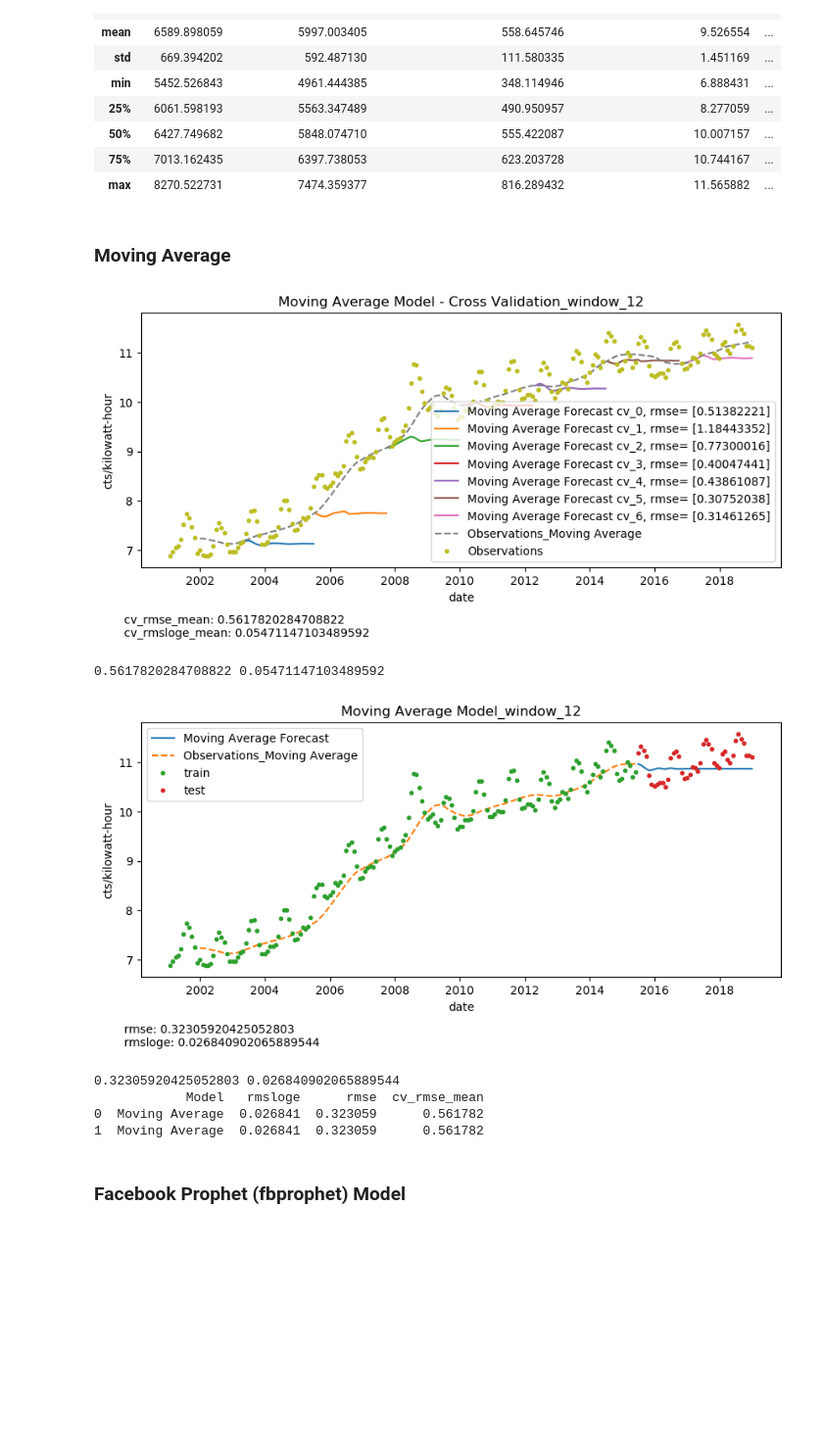
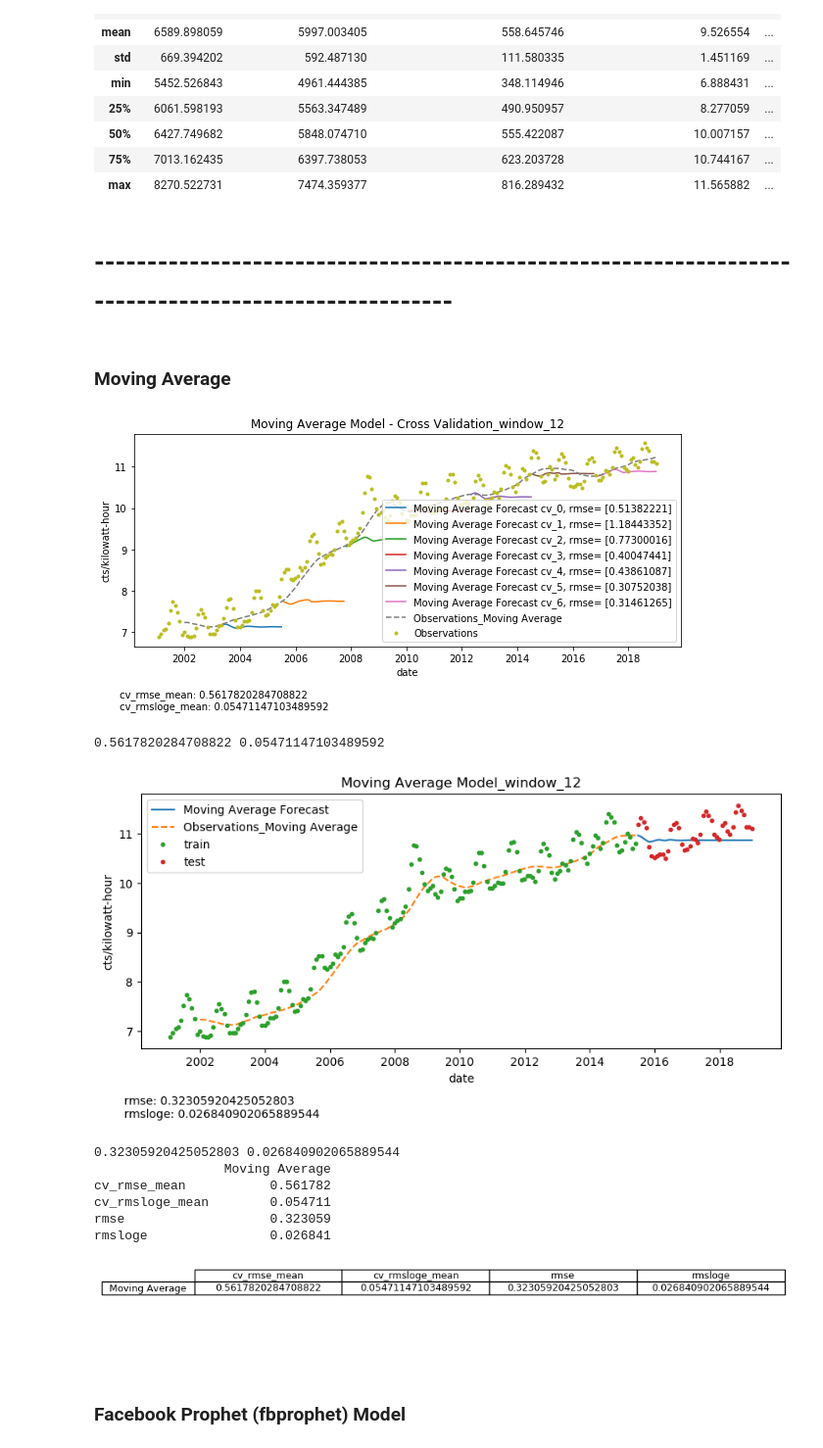
Before and after one commit to megiza/First_CapstoneProject, a Jupyter notebook: Project1_Part4.ipynb, the cells around one changed output. Shown at 98% size. Drawn from its saved outputs; the diff is of its cells as text; code cells hidden in the pictures; blank space fills up the shorter version.

Commit message:
Include summary of models performance

```diff
--- a/Project1_Part4.ipynb
+++ b/Project1_Part4.ipynb
@@ -301,5 +308,32 @@ df_monthly_US.describe()
 | max | 8270.522731 | 7474.359377 | 816.289432 | 11.565882 | ... |
 # %%
 #Performance metrics
-df_model_assesment=pd.DataFrame(columns=['Model', 'rmsloge', 'rmse','cv_rmse_mean'])
+#df_model_assesment=pd.DataFrame(columns=['Model', 'rmsloge', 'rmse','cv_rmse_mean'])
+df_model_assesment=dict()
+# %%
+def save_performance_metrics_as_table_fig(df_model_assesment):
+    summary=pd.DataFrame.from_dict(df_model_assesment )
+    summary=summary.transpose()
+
+    #save dataframe as csv file
+    file='img_part4/summary.csv'
+    summary.to_csv(file)
+
+    #Format the size of the figure/plot
+    width=10
+    height=1
+    plt.rcParams['figure.figsize'] = [width, height]
+    ax = plt.subplot(111, frame_on=False) # no visible frame
+    ax.xaxis.set_visible(False)  # hide the x axis
+    ax.yaxis.set_visible(False)  # hide the y axis
+    plt.table(cellText=summary.values,colWidths = [0.25]*len(summary.columns),
+              rowLabels=summary.index,
+              colLabels=summary.columns,
+              cellLoc = 'center', rowLoc = 'center',
+              loc='top')
+
+    fig = plt.gcf()
+    plt.savefig('img_part4/summary.png', bbox_inches = "tight")
+    plt.show()
+    plt.rcdefaults() #restore plot default values
 # %%
@@ -315,6 +349,8 @@ def data_ts_split(df_data, n_splits=1, test_size=0.2):
         tscv_split=tscv.split(df_data.index) #generator
 
     return tscv_split, n_splits
+# %% [markdown]
+# ----------------------------------------------------------------------------------------------------
 # %% [markdown]
 ### Moving Average
 # %%
@@ -428,42 +464,44 @@ def moving_average_evaluation(df_data, window, tscv_split, n_splits, plot=True):
 # %%
 variable='Average retail price of electricity'
 df_data_=df_monthly_US.copy()
 window_=12
 cv=7 #number of splits for cross validation
 test_size_=0.2 #test size for prediction (no cross validation)
 
 
 #cross validation
 #split data
 my_tscv_split, my_splits=data_ts_split(df_data_, n_splits=cv)
 #Evaluate the model
 cv_rmse_mean, cv_rmsloge_mean=moving_average_evaluation(df_data_, window_, my_tscv_split, my_splits)
 
 
 
 #prediction
 #split data
 my_tscv_split, my_splits=data_ts_split(df_data_, test_size=0.2)
 #Evaluate the model
 rmse, rmsloge, y_hat=moving_average_evaluation(df_data_, window_, my_tscv_split, my_splits)
 
 #saving results for later model selection
-df_model_assesment=df_model_assesment.append({'Model':'Moving Average',
-                                              'rmsloge': rmsloge,
-                                              'rmse': rmse,
-                                              'cv_rmse_mean':cv_rmse_mean},
-                                             ignore_index=True)
+df_model_assesment['Moving Average']={'rmsloge': rmsloge,
+                                    'rmse': rmse,
+                                    'cv_rmse_mean':cv_rmse_mean,
+                                    'cv_rmsloge_mean':cv_rmsloge_mean}
 
-
-print(df_model_assesment )
+print(pd.DataFrame.from_dict(df_model_assesment ))
+save_performance_metrics_as_table_fig(df_model_assesment)
 # %% [output]
-[figure, old version]
+[figure, new version]
 0.5617820284708822 0.05471147103489592
 [figure]
 0.32305920425052803 0.026840902065889544
-            Model   rmsloge      rmse  cv_rmse_mean
-0  Moving Average  0.026841  0.323059      0.561782
-1  Moving Average  0.026841  0.323059      0.561782
+                 Moving Average
+cv_rmse_mean           0.561782
+cv_rmsloge_mean        0.054711
+rmse                   0.323059
+rmsloge                0.026841
+[figure, added]
 # %% [markdown]
 ### Facebook Prophet (fbprophet) Model
 # %%
```
Also changed, not shown: parts of 35 cells of this notebook, 18 other files.
